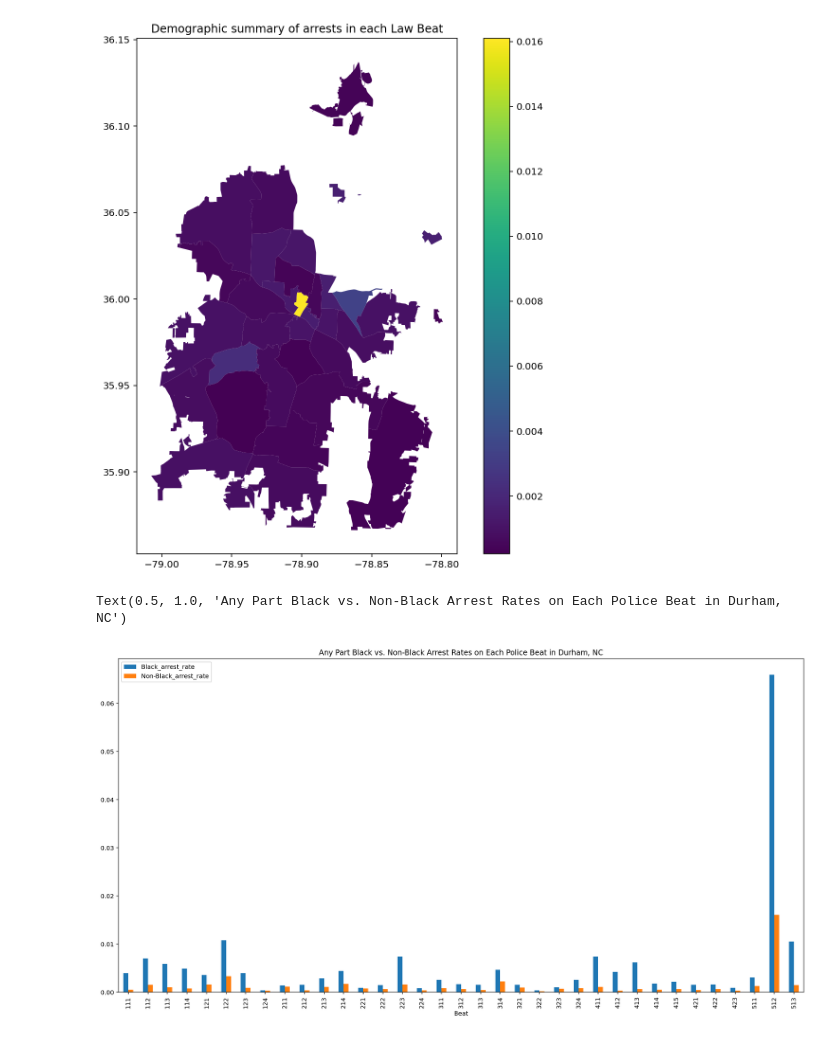
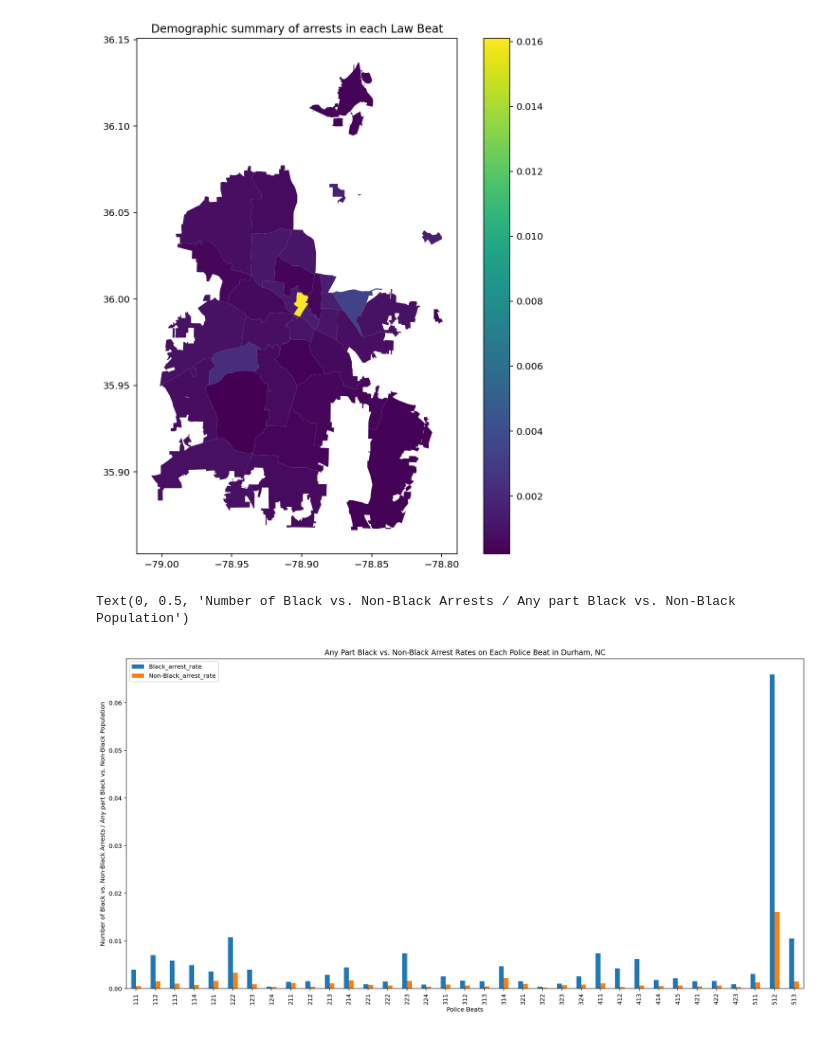
Before and after one commit to clarissaache/Small-Town-Policing-Accountability-Data-2022, a Jupyter notebook: 30 Spatial Mapping/geo_analysis_arrests.ipynb, the cells around one changed output. Drawn from its saved outputs; the diff is of its cells as text; code cells hidden in the pictures.

Commit message:
better plot

```diff
--- a/30 Spatial Mapping/geo_analysis_arrests.ipynb
+++ b/30 Spatial Mapping/geo_analysis_arrests.ipynb
@@ -491,7 +491,10 @@ Text(0.5, 1.0, 'Demographic summary of arrests in each Law Beat')
 [figure]
 # %%
 arrests_demo_per_beat[['Beat','Black_arrest_rate', 'Non-Black_arrest_rate']].set_index('Beat').plot(kind='bar', figsize=(20,10))
+
 plt.title('Any Part Black vs. Non-Black Arrest Rates on Each Police Beat in Durham, NC')
+plt.xlabel('Police Beats')
+plt.ylabel('Number of Black vs. Non-Black Arrests / Any part Black vs. Non-Black Population')
 # %% [output]
-Text(0.5, 1.0, 'Any Part Black vs. Non-Black Arrest Rates on Each Police Beat in Durham, NC')
+Text(0, 0.5, 'Number of Black vs. Non-Black Arrests / Any part Black vs. Non-Black Population')
-[figure, old version]
+[figure, new version]
```
